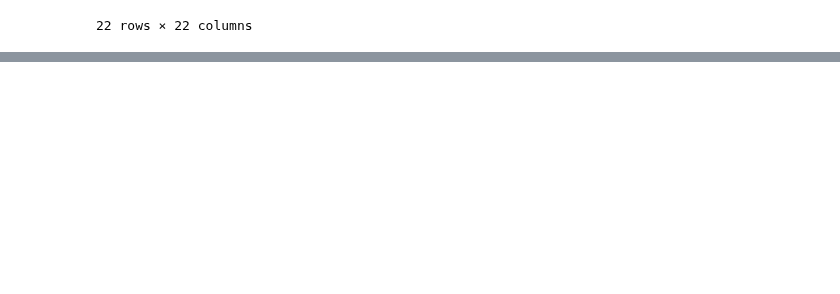
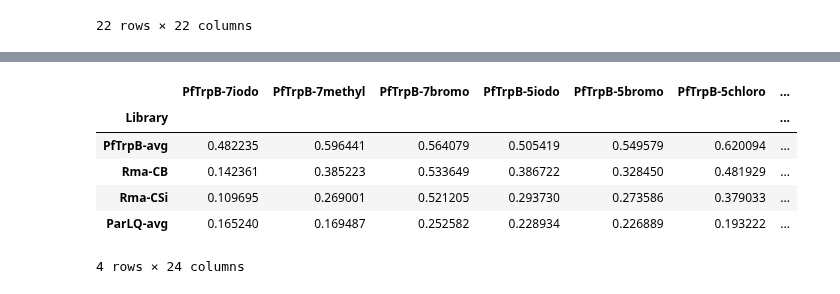
Before and after one commit to fhalab/substrate_aware_zs, a Jupyter notebook: sandbox/vis_corr.ipynb, the cells around one changed output, grey strips where cells are left out. Cells and saved outputs as stored; diff of their text form; code cells hidden in the pictures; blank space fills up the shorter version.

```diff
--- a/sandbox/vis_corr.ipynb
+++ b/sandbox/vis_corr.ipynb
@@ -734,0 +178,10 @@ plot_linear_params(lin_model, list(cb_col_dict.values()))
+# %%
+corr_df.loc[["PfTrpB-avg", "Rma-CB", "Rma-CSi", "ParLQ-avg"]]
+# %% [output]
+|  | PfTrpB-7iodo | PfTrpB-7methyl | PfTrpB-7bromo | PfTrpB-5iodo | PfTrpB-5bromo | PfTrpB-5chloro | ... |
+| Library |  |  |  |  |  |  | ... |
+| PfTrpB-avg | 0.482235 | 0.596441 | 0.564079 | 0.505419 | 0.549579 | 0.620094 | ... |
+| Rma-CB | 0.142361 | 0.385223 | 0.533649 | 0.386722 | 0.328450 | 0.481929 | ... |
+| Rma-CSi | 0.109695 | 0.269001 | 0.521205 | 0.293730 | 0.273586 | 0.379033 | ... |
+| ParLQ-avg | 0.165240 | 0.169487 | 0.252582 | 0.228934 | 0.226889 | 0.193222 | ... |
+4 rows × 24 columns
```
Also changed, not shown: parts of 28 cells of this notebook, 3 other files.
